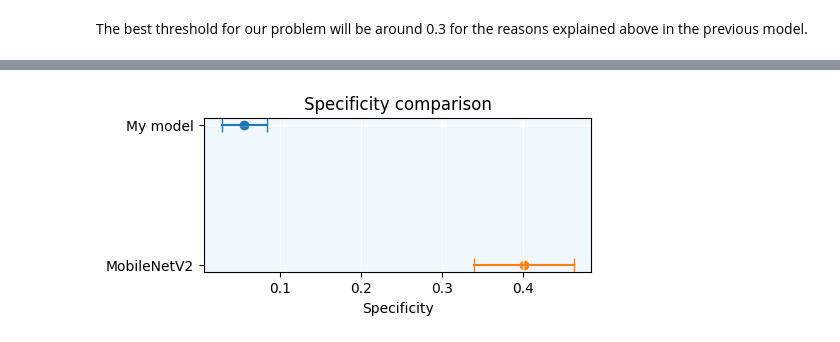
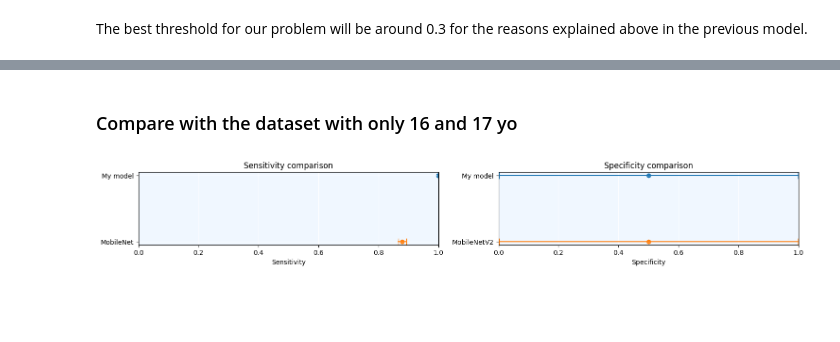
Before and after one commit to TehWeifu/FaceBlur, a Jupyter notebook: AiDetectMinorTraining/DetectMinorTrain.ipynb, the cells around one changed output, grey strips where cells are left out. Drawn from its saved outputs; the diff is of its cells as text; code cells hidden in the pictures; blank space fills up the shorter version.

```diff
--- a/AiDetectMinorTraining/DetectMinorTrain.ipynb
+++ b/AiDetectMinorTraining/DetectMinorTrain.ipynb
@@ -555,13 +576,4 @@ plot_intervals(
-# %%
-figure = plt.figure(figsize=(5, 2))
-axes = figure.add_subplot()
-
-plot_intervals(
-    axes,
-    [best_specificity_interval, best_mobilenet_specificity_interval],
-    'Specificity comparison',
-    'Specificity',
-    ['My model', 'MobileNetV2']
-)
-# %% [output]
-[figure, removed]
+# %% [markdown]
+### Compare with the dataset with only 16 and 17 yo
+# %%
+y_true_16_17 = np.concatenate([y for x, y in minor_16_17_dataset], axis=0)
@@ -568,2 +596,41 @@ plot_intervals(
+# %%
+
+y_scores_16_17_mobilenet = model_transfer_knowledge.predict(minor_16_17_dataset, verbose=False)
+y_pred_16_17_mobilenet = y_scores_16_17_mobilenet > best_threshold_mobilenet_model
+
+tp_16_17_mobilenet = np.sum(y_pred_16_17_mobilenet & y_true_16_17)
+fn_16_17_mobilenet = np.sum(~y_pred_16_17_mobilenet & y_true_16_17)
+tn_16_17_mobilenet = np.sum(~y_pred_16_17_mobilenet & ~y_true_16_17)
+fp_16_17_mobilenet = np.sum(y_pred_16_17_mobilenet & ~y_true_16_17)
+
+sensitivity_16_17_mobilenet = tp_16_17_mobilenet / (tp_16_17_mobilenet + fn_16_17_mobilenet)
+specificity_16_17_mobilenet = tn_16_17_mobilenet / (tn_16_17_mobilenet + fp_16_17_mobilenet)
+
+sensitivity_16_17_mobilenet_interval = proportion_confint(tp_16_17_mobilenet, tp_16_17_mobilenet + fn_16_17_mobilenet,
+                                                          alpha=0.05, method='jeffreys')
+specificity_16_17_mobilenet_interval = proportion_confint(tn_16_17_mobilenet, tn_16_17_mobilenet + fp_16_17_mobilenet,
+                                                            alpha=0.05, method='jeffreys')
+# %%
+figure = plt.figure(figsize=(18, 2))
+axe_sensitivity = figure.add_subplot(1, 2, 1)
+
+plot_intervals(
+    axe_sensitivity,
+    [sensitivity_16_17_my_model_interval, sensitivity_16_17_mobilenet_interval],
+    'Sensitivity comparison',
+    'Sensitivity',
+    ['My model', 'MobileNet']
+)
+
+axe_specificity = figure.add_subplot(1, 2, 2)
+plot_intervals(
+    axe_specificity,
+    [specificity_16_17_my_model_interval, specificity_16_17_mobilenet_interval],
+    'Specificity comparison',
+    'Specificity',
+    ['My model', 'MobileNetV2']
+)
+# %% [output]
+[figure, added]
 # %%
 # save the model
```
Also changed, not shown: parts of 12 cells of this notebook, 2 other files.
